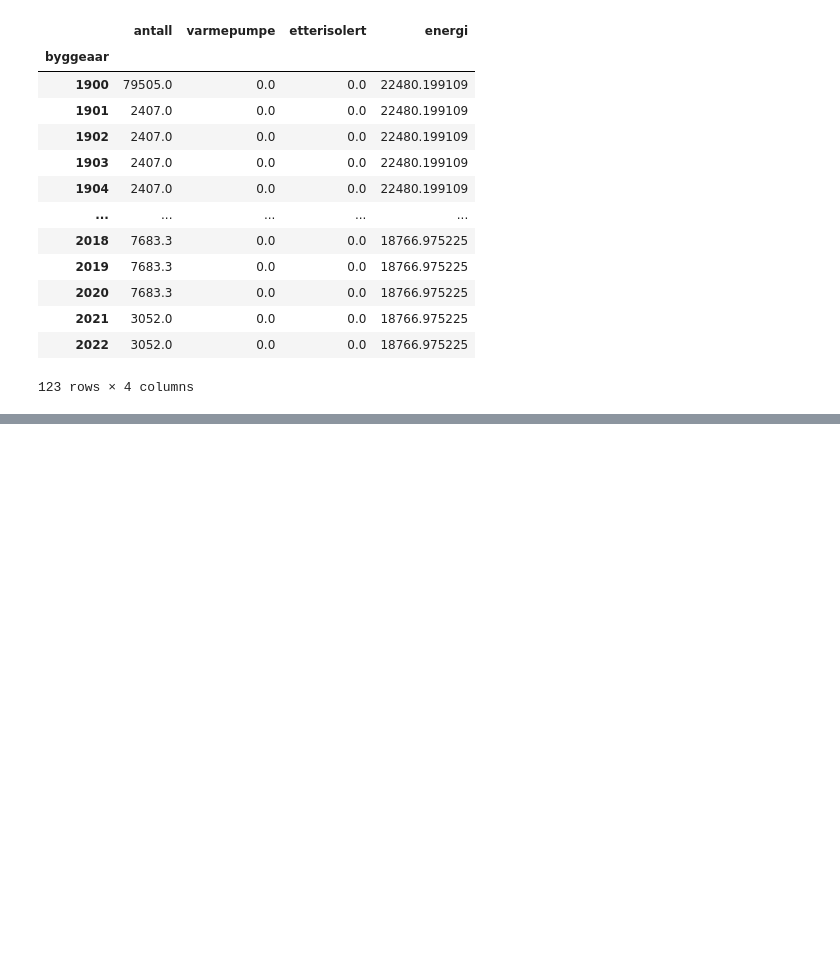
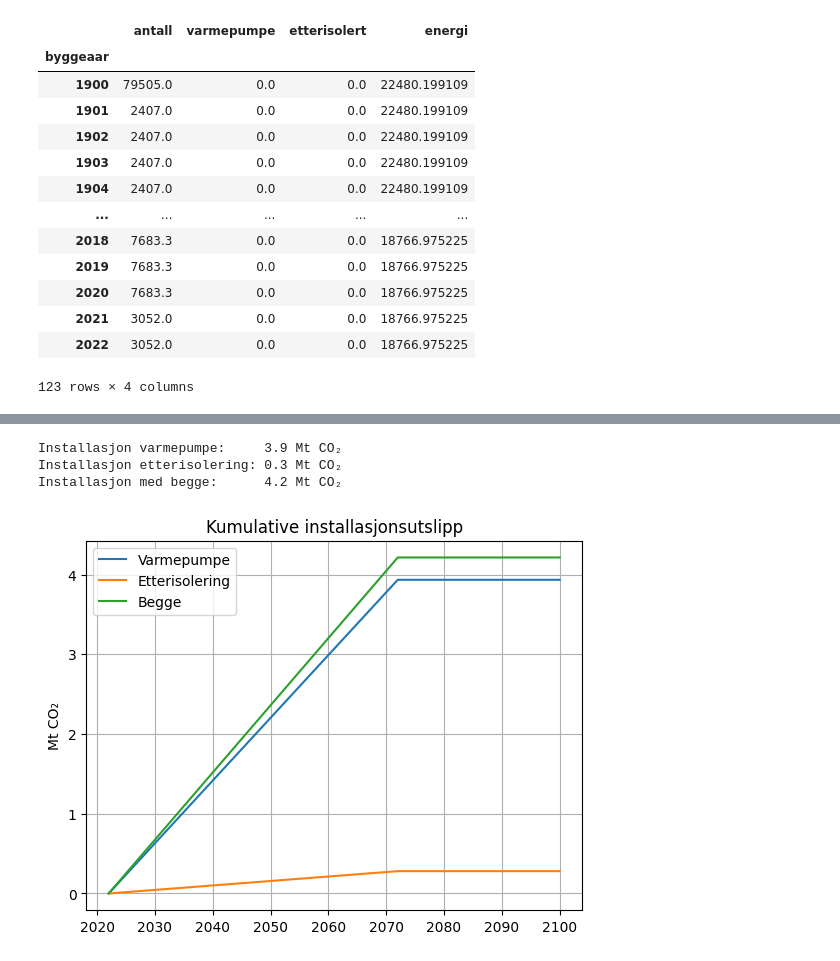
Before and after one commit to andre-hegre/Beregninger_Scenariomodell, a Jupyter notebook: projection.ipynb, the cells around one changed output, grey strips where cells are left out. Drawn from its saved outputs; the diff is of its cells as text; code cells hidden in the pictures; blank space fills up the shorter version.

```diff
--- a/projection.ipynb
+++ b/projection.ipynb
@@ -146,0 +247,21 @@ Spart med etterisolering: 116 TWh
+# %%
+heat_cei = install_emmison['hp'].cumsum()/1e9
+iso_cei = install_emmison['is'].cumsum()/1e9
+both_cei = install_emmison['bo'].cumsum()/1e9
+
+plt.plot(projection_years, heat_cei, label='Varmepumpe')
+plt.plot(projection_years, iso_cei, label='Etterisolering')
+plt.plot(projection_years, both_cei, label='Begge')
+plt.title('Kumulative installasjonsutslipp')
+plt.ylabel('Mt CO₂')
+plt.legend()
+plt.grid()
+
+print(f"Installasjon varmepumpe:     {heat_cei.iloc[-1]:.1f} Mt CO₂")
+print(f"Installasjon etterisolering: {iso_cei.iloc[-1]:.1f} Mt CO₂")
+print(f"Installasjon med begge:      {both_cei.iloc[-1]:.1f} Mt CO₂")
+# %% [output]
+Installasjon varmepumpe:     3.9 Mt CO₂
+Installasjon etterisolering: 0.3 Mt CO₂
+Installasjon med begge:      4.2 Mt CO₂
+[figure, added]
```
Also changed, not shown: parts of 7 cells of this notebook.
